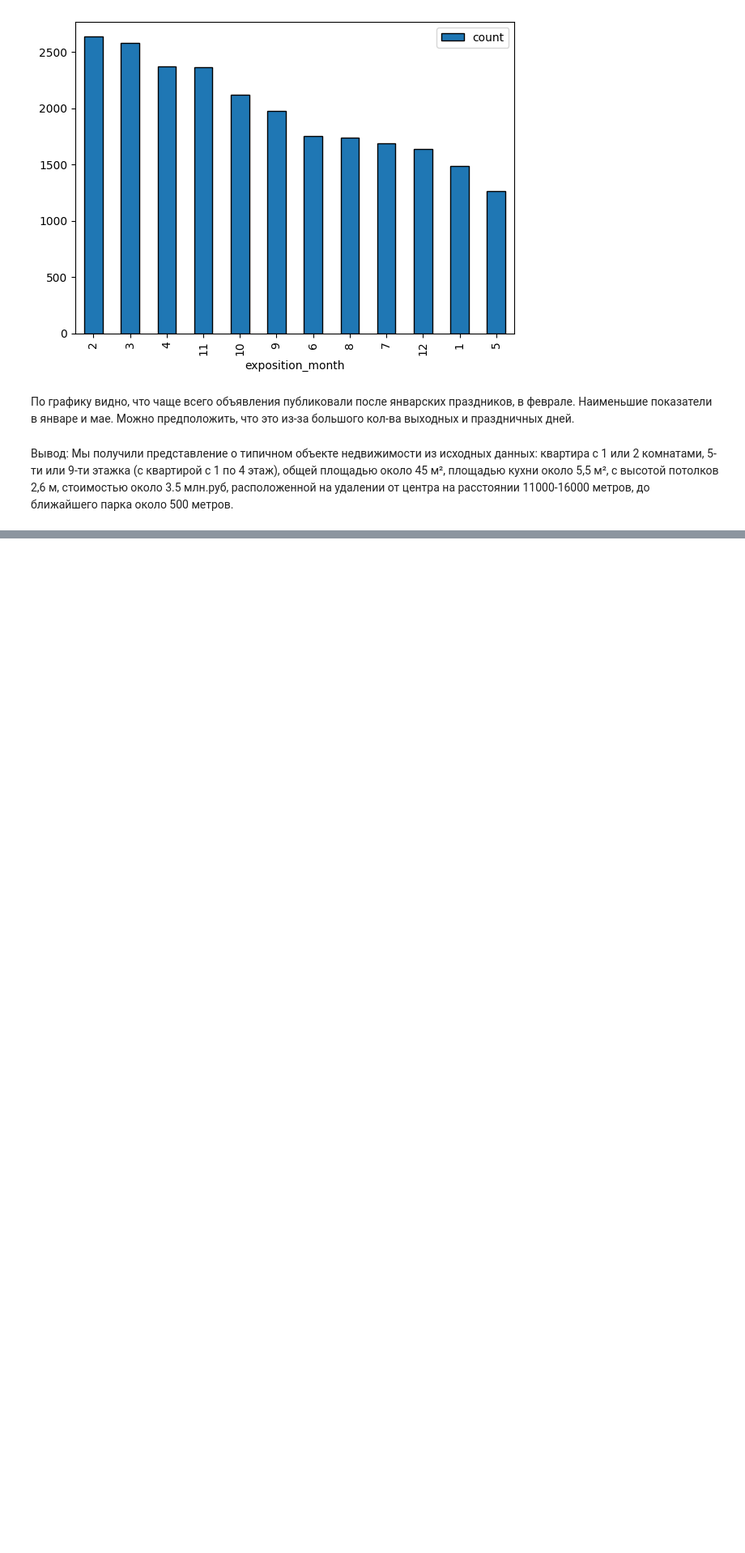
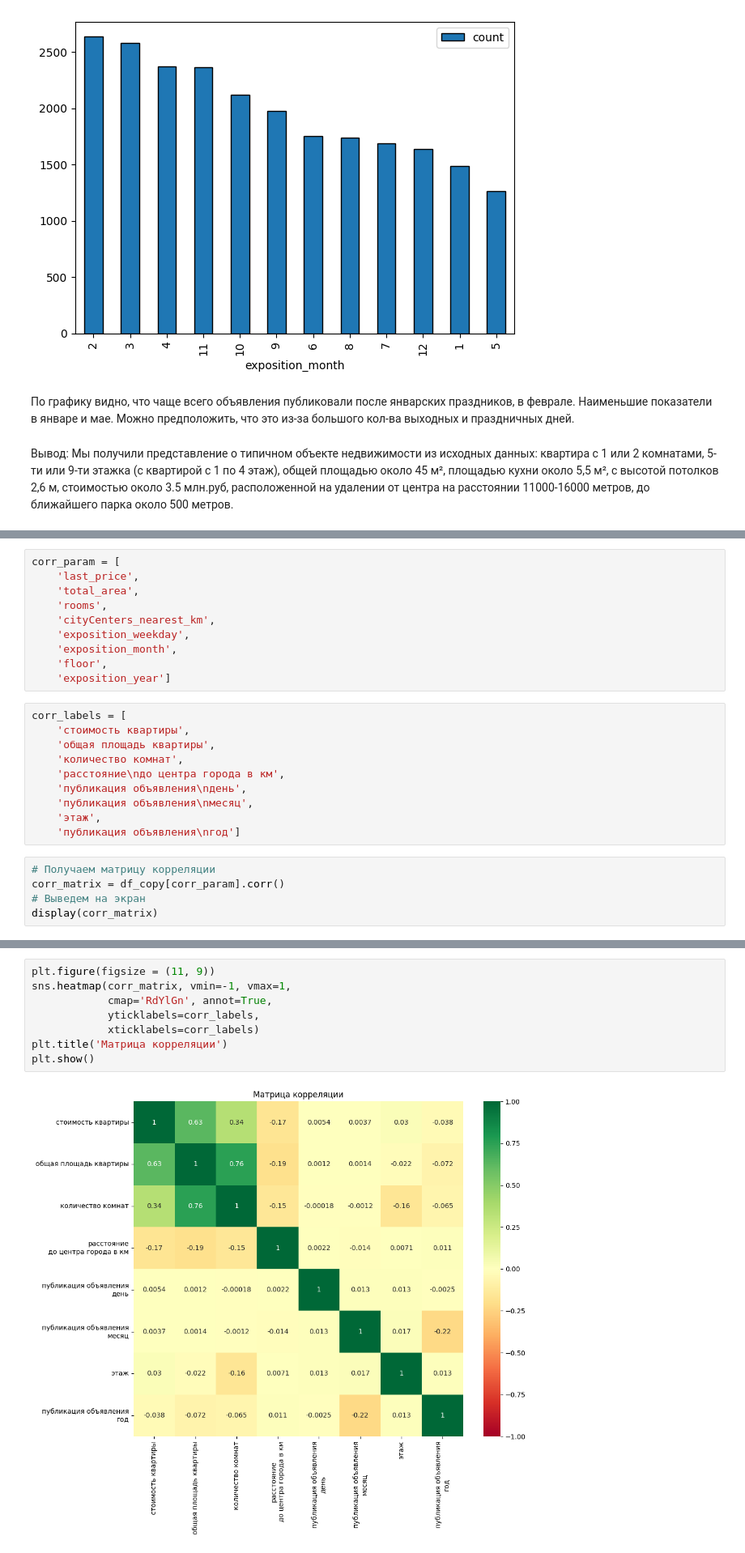
Before and after one commit to anton2010000/Real_estate_analysis, a Jupyter notebook: Анализ_рынка_недвижимости.ipynb, the cells around one changed output, grey strips where cells are left out. Shown at 81% size. Drawn from its saved outputs; the diff is of its cells as text; blank space fills up the shorter version.

```diff
--- a/Анализ_рынка_недвижимости.ipynb
+++ b/Анализ_рынка_недвижимости.ipynb
@@ -828,0 +915,25 @@ plt.show()
+# %%
+corr_param = [
+    'last_price',
+    'total_area',
+    'rooms',
+    'cityCenters_nearest_km',
+    'exposition_weekday',
+    'exposition_month',
+    'floor',
+    'exposition_year']
+# %%
+corr_labels = [
+    'стоимость квартиры',
+    'общая площадь квартиры',
+    'количество комнат',
+    'расстояние\nдо центра города в км',
+    'публикация объявления\nдень',
+    'публикация объявления\nмесяц',
+    'этаж',
+    'публикация объявления\nгод']
+# %%
+# Получаем матрицу корреляции
+corr_matrix = df_copy[corr_param].corr()
+# Выведем на экран
+display(corr_matrix)
@@ -828,0 +950,10 @@ plt.show()
+# %%
+plt.figure(figsize = (11, 9))
+sns.heatmap(corr_matrix, vmin=-1, vmax=1,
+            cmap='RdYlGn', annot=True,
+            yticklabels=corr_labels,
+            xticklabels=corr_labels)
+plt.title('Матрица корреляции')
+plt.show()
+# %% [output]
+[figure, added]
```
Also changed, not shown: parts of 68 cells of this notebook.
